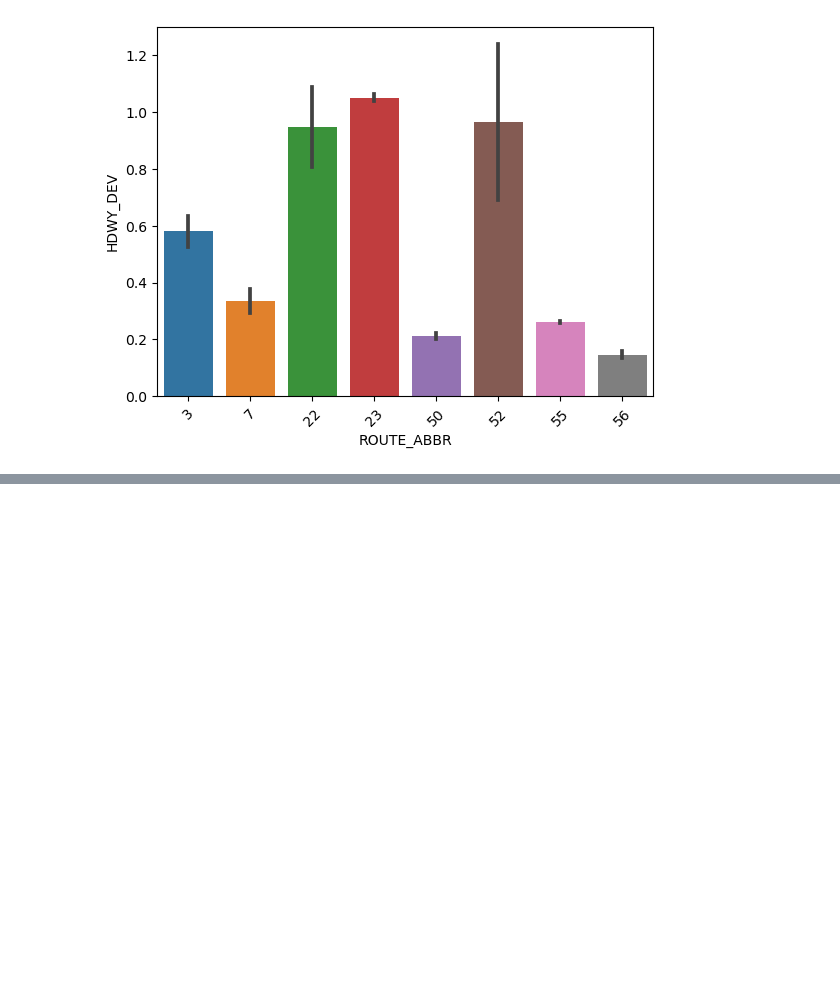
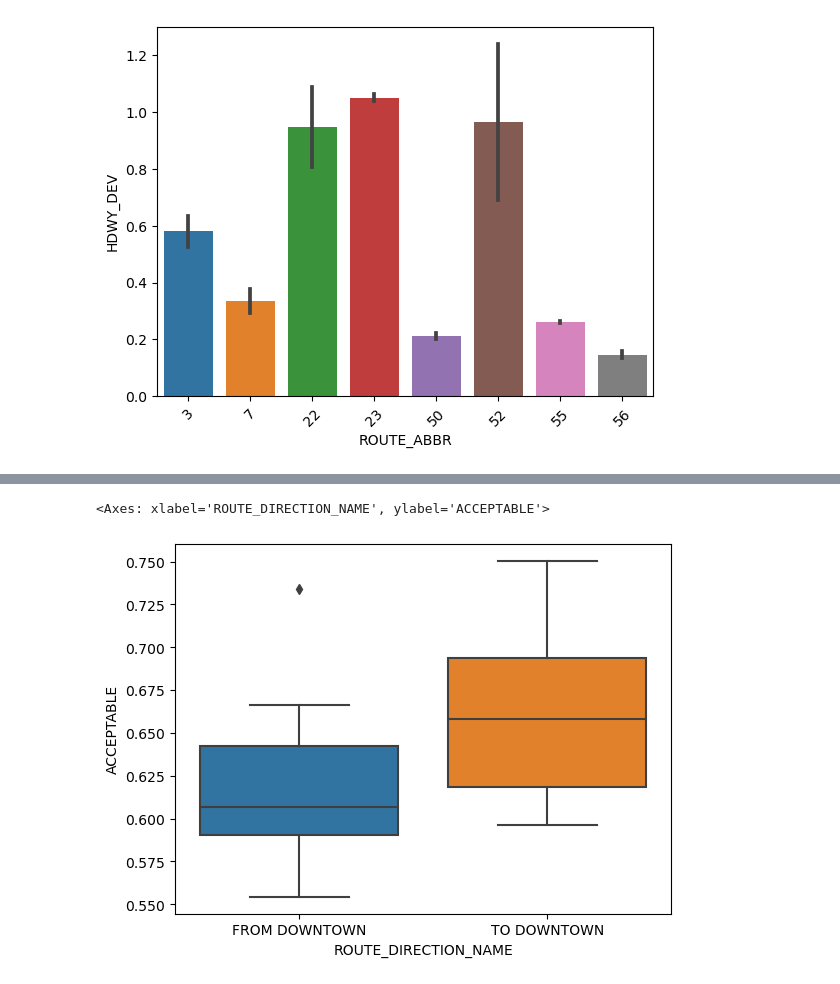
Before and after one commit to NSS-Data-Analytics-Cohort-11/wego-raiders, a Jupyter notebook: notebooks/WeGo_Raiders_NGartley.ipynb, the cells around one changed output, grey strips where cells are left out. Saved outputs shown, nothing was run; the diff lists cells and outputs as text; code cells hidden in the pictures; blank space fills up the shorter version.

```diff
--- a/notebooks/WeGo_Raiders_NGartley.ipynb
+++ b/notebooks/WeGo_Raiders_NGartley.ipynb
@@ -130,0 +113,6 @@ route_dots = sns.stripplot(data=routedir_headway, x="ADHERENCE", y="HDWY_DEV", h
+# %%
+wego['HDWY_PCT'] = (wego['HDWY_DEV'] / wego['SCHEDULED_HDWY'])
+# %%
+wego['BUNCHING'] = wego['HDWY_PCT']< -0.5
+wego['GAPPING'] = wego['HDWY_PCT'] > 0.5
+wego['ACCEPTABLE'] = (wego['HDWY_PCT'] >= -0.5) & (wego['HDWY_PCT'] <=0.5)
@@ -130,0 +199,5 @@ route_dots = sns.stripplot(data=routedir_headway, x="ADHERENCE", y="HDWY_DEV", h
+# %%
+route_hd = wego[["ROUTE_DIRECTION_NAME", "ROUTE_ABBR", "BUNCHING", "GAPPING", "ACCEPTABLE"]].groupby(['ROUTE_DIRECTION_NAME', 'ROUTE_ABBR']).mean()
+#"BUNCHING", "GAPPING", "ACCEPTED")
+# %%
+route_hd = route_hd.reset_index()
@@ -130,0 +224,5 @@ route_dots = sns.stripplot(data=routedir_headway, x="ADHERENCE", y="HDWY_DEV", h
+# %%
+sns.boxplot(data=route_hd, x="ROUTE_DIRECTION_NAME", y="ACCEPTABLE")
+# %% [output]
+<Axes: xlabel='ROUTE_DIRECTION_NAME', ylabel='ACCEPTABLE'>
+[figure, added]
```
Also changed, not shown: parts of 19 cells of this notebook.
